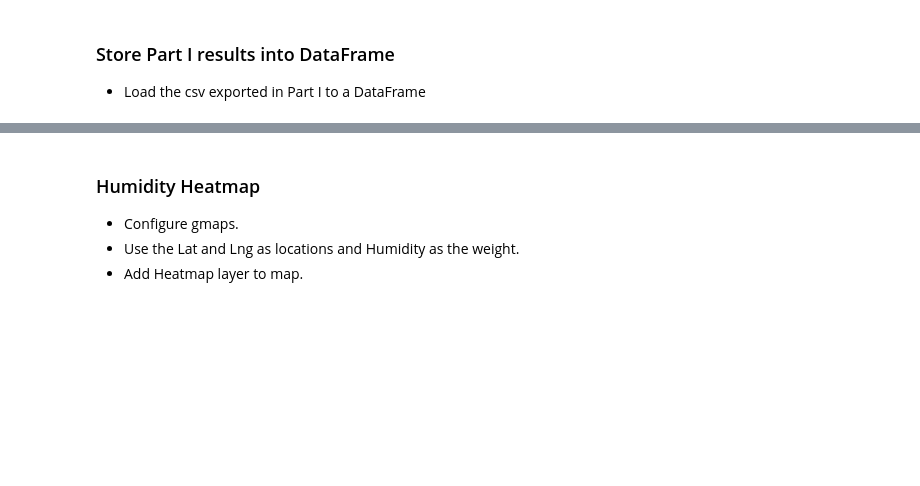
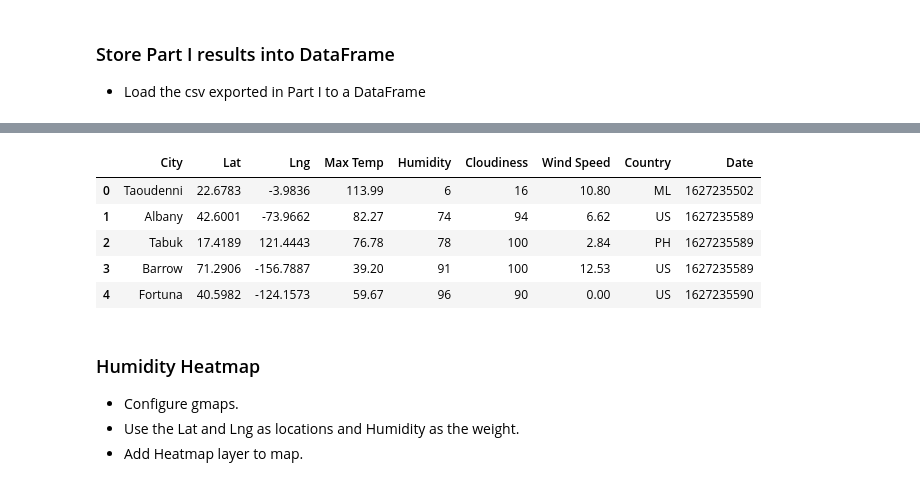
Before and after one commit to ZiboZhao0804/python-api-challenge, a Jupyter notebook: VacationPy/VacationPy.ipynb, the cells around one changed output, grey strips where cells are left out. Cells and saved outputs as stored; diff of their text form; code cells hidden in the pictures; blank space fills up the shorter version.

```diff
--- a/VacationPy/VacationPy.ipynb
+++ b/VacationPy/VacationPy.ipynb
@@ -42,3 +23,14 @@ Note: you may need to restart the kernel to use updated packages.
+# %%
+file_name = '../WeatherPy/output_data/cities.csv'
+df = pd.read_csv(file_name,index_col=0)
+df.head()
+# %% [output]
+|  | City | Lat | Lng | Max Temp | Humidity | Cloudiness | Wind Speed | Country | Date |
+| 0 | Taoudenni | 22.6783 | -3.9836 | 113.99 | 6 | 16 | 10.80 | ML | 1627235502 |
+| 1 | Albany | 42.6001 | -73.9662 | 82.27 | 74 | 94 | 6.62 | US | 1627235589 |
+| 2 | Tabuk | 17.4189 | 121.4443 | 76.78 | 78 | 100 | 2.84 | PH | 1627235589 |
+| 3 | Barrow | 71.2906 | -156.7887 | 39.20 | 91 | 100 | 12.53 | US | 1627235589 |
+| 4 | Fortuna | 40.5982 | -124.1573 | 59.67 | 96 | 90 | 0.00 | US | 1627235590 |
 # %% [markdown]
 ### Humidity Heatmap
 * Configure gmaps.
```
Also changed, not shown: parts of 11 cells of this notebook.
